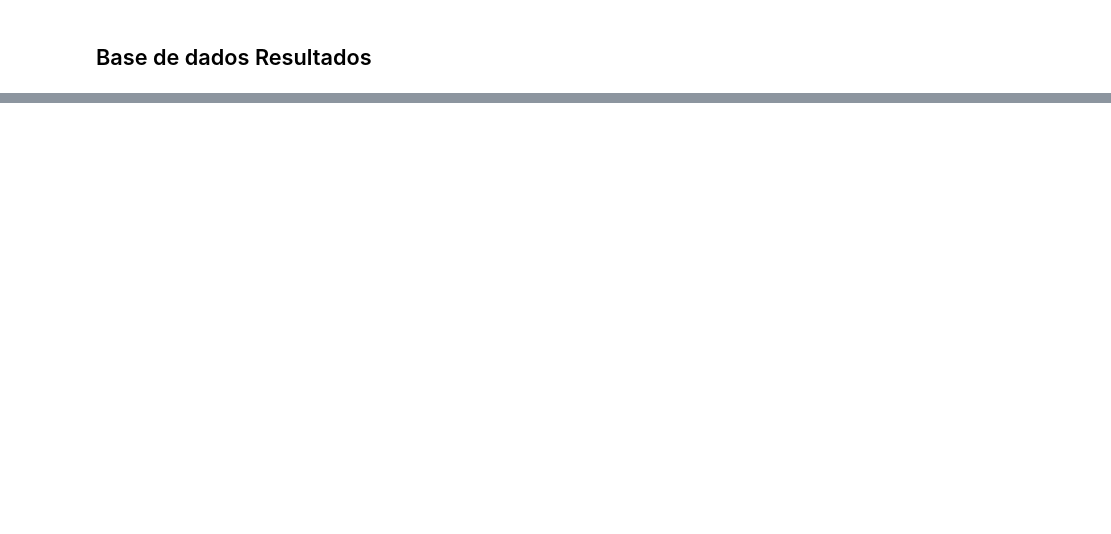
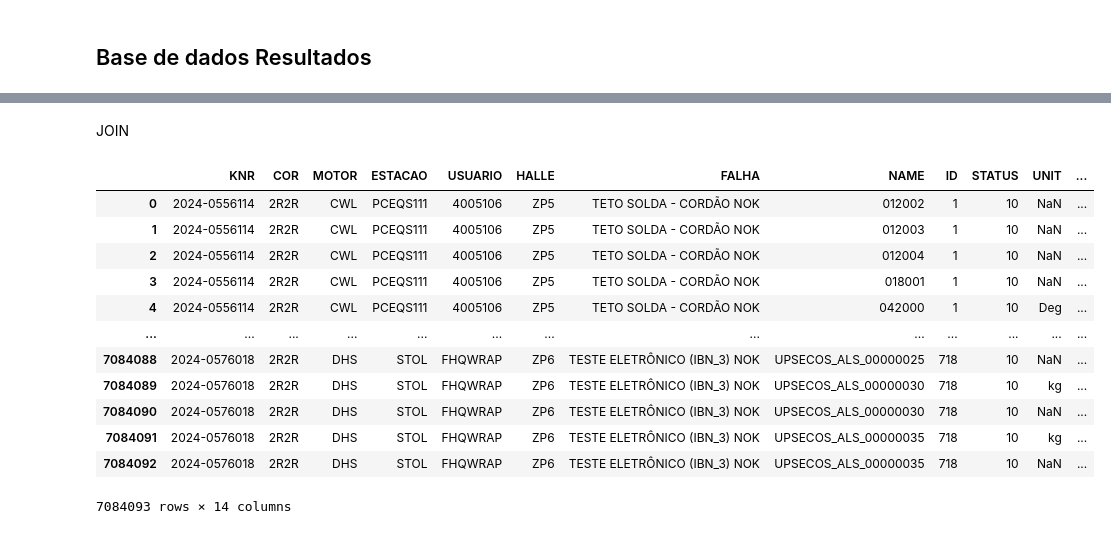
Before and after one commit to Inteli-College/2024-2A-T08-EC07-G02, a Jupyter notebook: src/main.ipynb, the cells around one changed output, grey strips where cells are left out. Saved outputs shown, nothing was run; the diff lists cells and outputs as text; code cells hidden in the pictures; blank space fills up the shorter version.

Commit message:
feat: insere dados juntos e limpeza
Co-authored-by: Cecilia Goncalves <cecilia.Goncalves@sou.inteli.edu.br>

```diff
--- a/src/main.ipynb
+++ b/src/main.ipynb
@@ -177,0 +202,6 @@ len(total_falhas)
+# %%
+# Elimina os dados repetidos
+
+df_falhas_limpa = df_falhas_limpa.apply(lambda x: x.str.strip() if x.dtype == "object" else x)
+df_falhas_limpa = df_falhas_limpa.astype(str)
+df_falhas_limpa = df_falhas_limpa.drop_duplicates()
@@ -246,5 +278,0 @@ df_resultados_limpa
-# %%
-df_resultados_limpa = df_resultados.drop(['Unnamed: 1', 'Unnamed: 2', 'Unnamed: 3', 'Unnamed: 4', 'Unnamed: 8'], axis=1)
-df_resultados_limpa.columns = df_resultados_limpa.iloc[0]
-df_resultados_limpa = df_resultados_limpa.drop(0)
-df_resultados_limpa
@@ -264,0 +296,19 @@ df_resultados_limpa
+# %% [markdown]
+JOIN
+# %%
+resultado = pd.merge(df_falhas_limpa, df_resultados_limpa)
+resultado
+# %% [output]
+|  | KNR | COR | MOTOR | ESTACAO | USUARIO | HALLE | FALHA | NAME | ID | STATUS | UNIT | ... |
+| 0 | 2024-0556114 | 2R2R | CWL | PCEQS111 | 4005106 | ZP5 | TETO SOLDA - CORDÃO NOK | 012002 | 1 | 10 | NaN | ... |
+| 1 | 2024-0556114 | 2R2R | CWL | PCEQS111 | 4005106 | ZP5 | TETO SOLDA - CORDÃO NOK | 012003 | 1 | 10 | NaN | ... |
+| 2 | 2024-0556114 | 2R2R | CWL | PCEQS111 | 4005106 | ZP5 | TETO SOLDA - CORDÃO NOK | 012004 | 1 | 10 | NaN | ... |
+| 3 | 2024-0556114 | 2R2R | CWL | PCEQS111 | 4005106 | ZP5 | TETO SOLDA - CORDÃO NOK | 018001 | 1 | 10 | NaN | ... |
+| 4 | 2024-0556114 | 2R2R | CWL | PCEQS111 | 4005106 | ZP5 | TETO SOLDA - CORDÃO NOK | 042000 | 1 | 10 | Deg | ... |
+| ... | ... | ... | ... | ... | ... | ... | ... | ... | ... | ... | ... | ... |
+| 7084088 | 2024-0576018 | 2R2R | DHS | STOL | FHQWRAP | ZP6 | TESTE ELETRÔNICO (IBN_3) NOK | UPSECOS_ALS_00000025 | 718 | 10 | NaN | ... |
+| 7084089 | 2024-0576018 | 2R2R | DHS | STOL | FHQWRAP | ZP6 | TESTE ELETRÔNICO (IBN_3) NOK | UPSECOS_ALS_00000030 | 718 | 10 | kg | ... |
+| 7084090 | 2024-0576018 | 2R2R | DHS | STOL | FHQWRAP | ZP6 | TESTE ELETRÔNICO (IBN_3) NOK | UPSECOS_ALS_00000030 | 718 | 10 | NaN | ... |
+| 7084091 | 2024-0576018 | 2R2R | DHS | STOL | FHQWRAP | ZP6 | TESTE ELETRÔNICO (IBN_3) NOK | UPSECOS_ALS_00000035 | 718 | 10 | kg | ... |
+| 7084092 | 2024-0576018 | 2R2R | DHS | STOL | FHQWRAP | ZP6 | TESTE ELETRÔNICO (IBN_3) NOK | UPSECOS_ALS_00000035 | 718 | 10 | NaN | ... |
+7084093 rows × 14 columns
```
Also changed, not shown: parts of 19 cells of this notebook.
